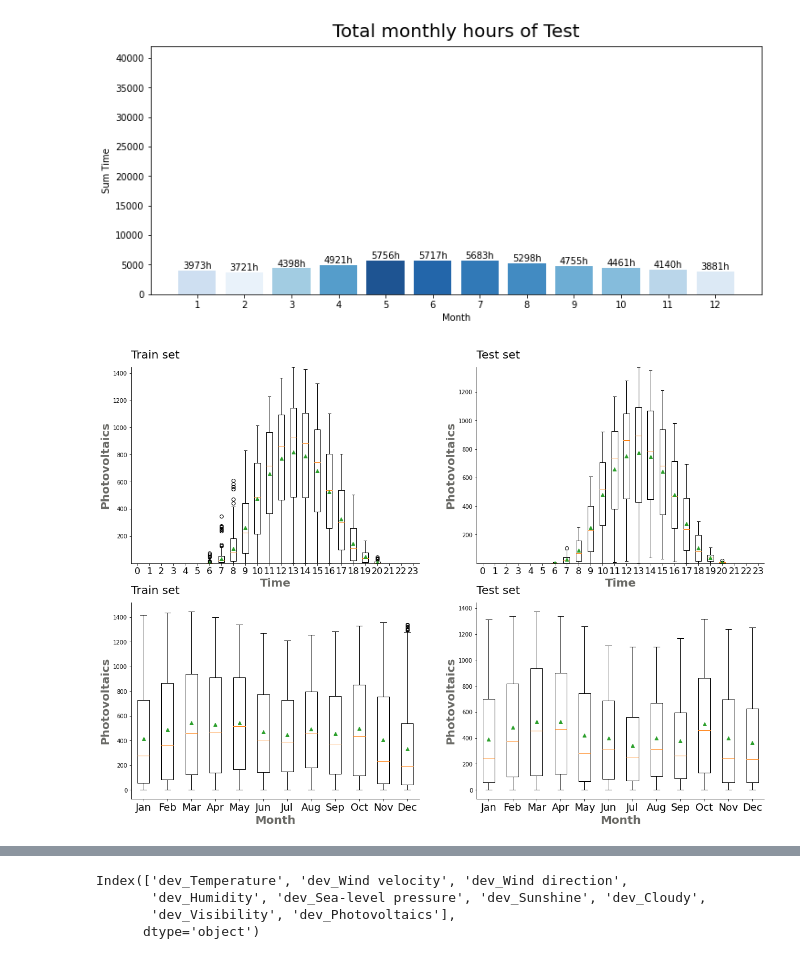
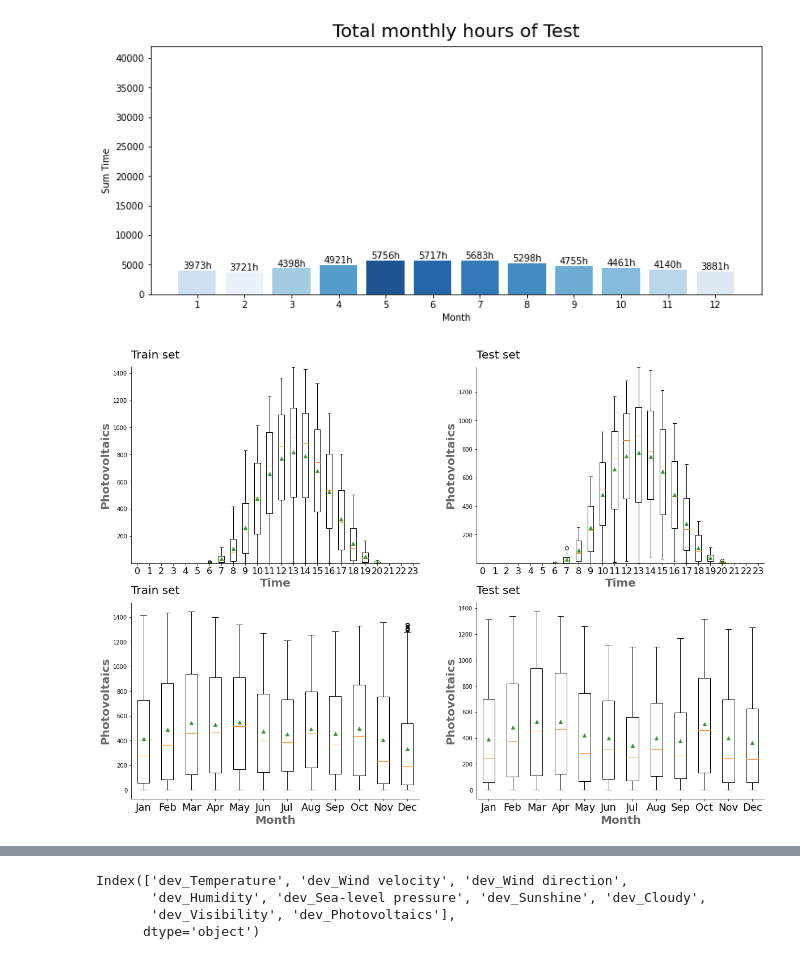
Before and after one commit to Hanchaeeun/SolarPower-Analysis, a Jupyter notebook: 05_Modeling-Mokpo.ipynb, the cells around one changed output, grey strips where cells are left out. Saved outputs shown, nothing was run; the diff lists cells and outputs as text; code cells hidden in the pictures.

```diff
--- a/05_Modeling-Mokpo.ipynb
+++ b/05_Modeling-Mokpo.ipynb
@@ -75,12 +81,12 @@ TimeBar(df.loc[32340:], 'Test', 42000)
 [figure]
 # %%
 fig, [[ax1, ax2], [ax3, ax4]] = plt.subplots(figsize=(20, 14), nrows=2, ncols=2)
-Hourly_plot(df.loc[:32340-1], 'Photovoltaics', ax1, 'Train set')
-Monthly_plot(df.loc[:32340-1], 'Photovoltaics', ax3, 'Train set')
-Hourly_plot(df.loc[32340:], 'Photovoltaics', ax2, 'Test set')
-Monthly_plot(df.loc[32340:], 'Photovoltaics', ax4, 'Test set')
+Hourly_plot(df.loc[:32287-1], 'Photovoltaics', ax1, 'Train set')
+Monthly_plot(df.loc[:32287-1], 'Photovoltaics', ax3, 'Train set')
+Hourly_plot(df.loc[32287:], 'Photovoltaics', ax2, 'Test set')
+Monthly_plot(df.loc[32287:], 'Photovoltaics', ax4, 'Test set')
 # %% [output]
-[figure, old version]
+[figure, new version]
 # %%
 train_Mp = pd.concat([x_train, y_train], axis=1)
 train_Mp
```
Also changed, not shown: parts of 63 cells of this notebook, 1 other file.
